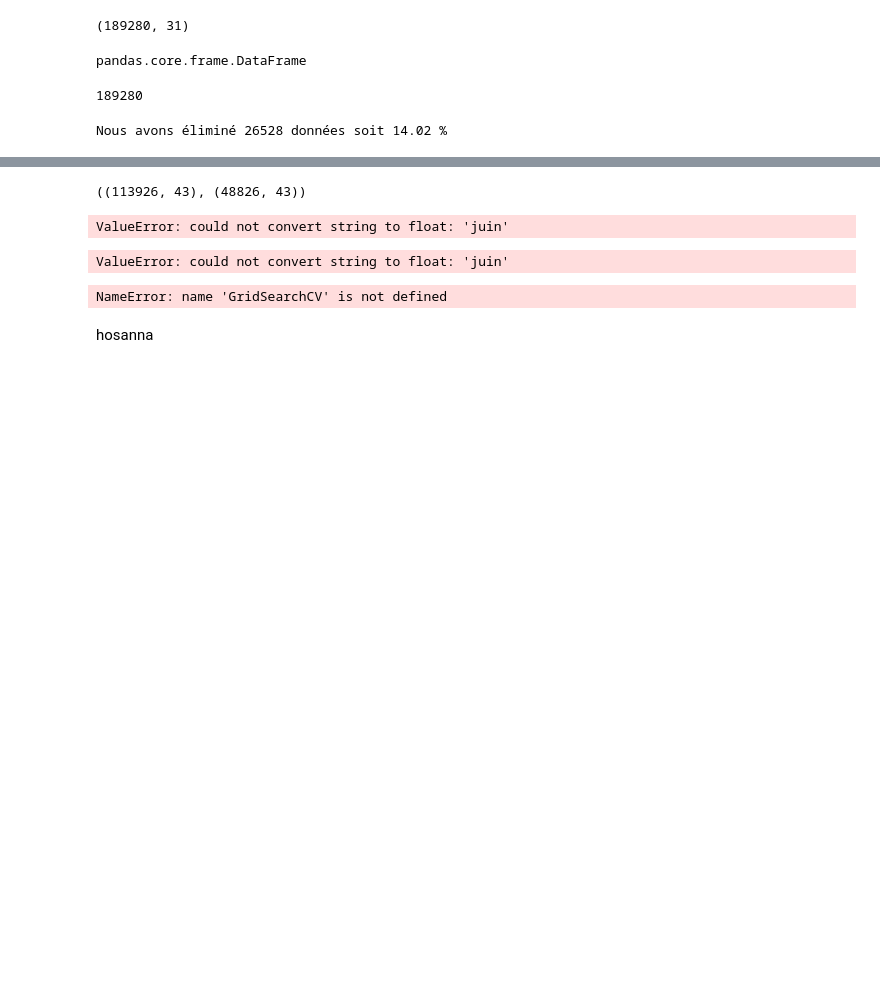
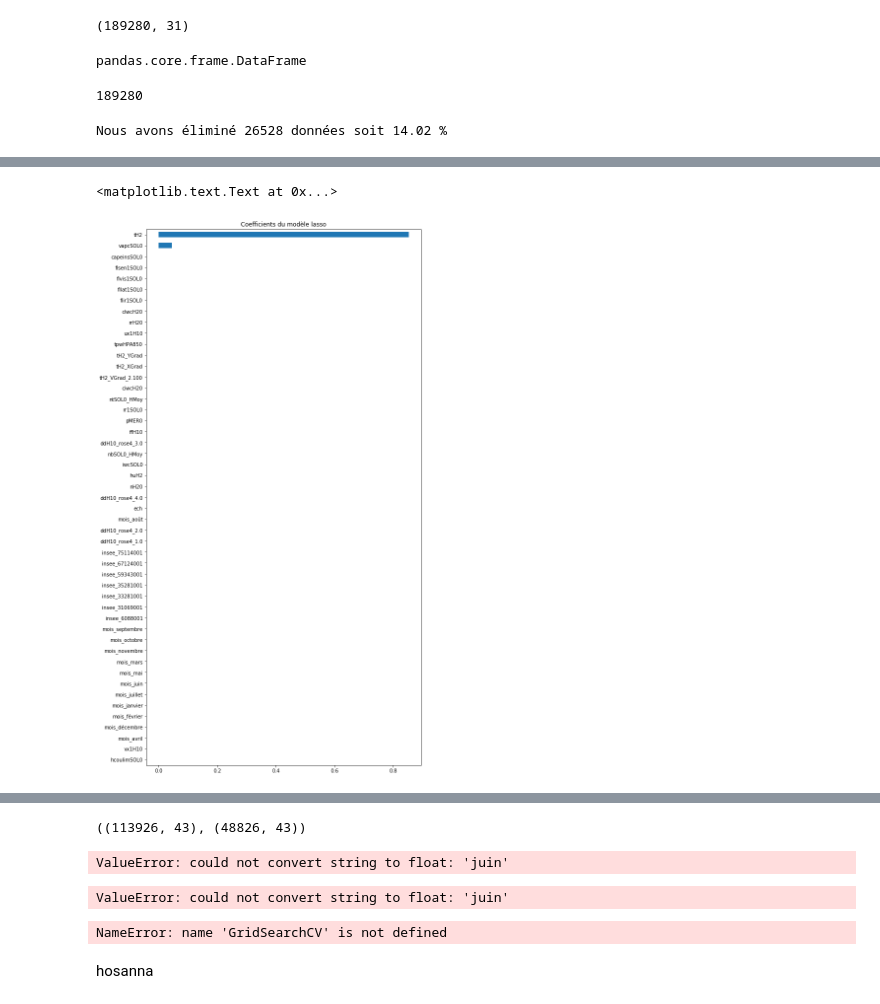
Before and after one commit to CangelosiQ/Defi, a Jupyter notebook: Data_Analysis_Python.ipynb, the cells around one changed output, grey strips where cells are left out. Drawn from its saved outputs; the diff is of its cells as text; code cells hidden in the pictures; blank space fills up the shorter version.

```diff
--- a/Data_Analysis_Python.ipynb
+++ b/Data_Analysis_Python.ipynb
@@ -120,0 +117,4 @@ X_train,X_test,Y_train,Y_test=train_test_split(X,Y,test_size=0.3,random_state=11
+# %%
+reg=linear_model.Lasso()
+model=reg.fit(X_train,Y_train)
+#X.columns
@@ -120,0 +164,9 @@ X_train,X_test,Y_train,Y_test=train_test_split(X,Y,test_size=0.3,random_state=11
+# %%
+imp_coef = coef.sort_values()
+plt.figure(figsize=(10,20))
+plt.rcParams['figure.figsize'] = (8.0, 10.0)
+imp_coef.plot(kind = "barh")
+plt.title(u"Coefficients du modèle lasso")
+# %% [output]
+<matplotlib.text.Text at 0x...>
+[figure, added]
```
Also changed, not shown: parts of 19 cells of this notebook.
